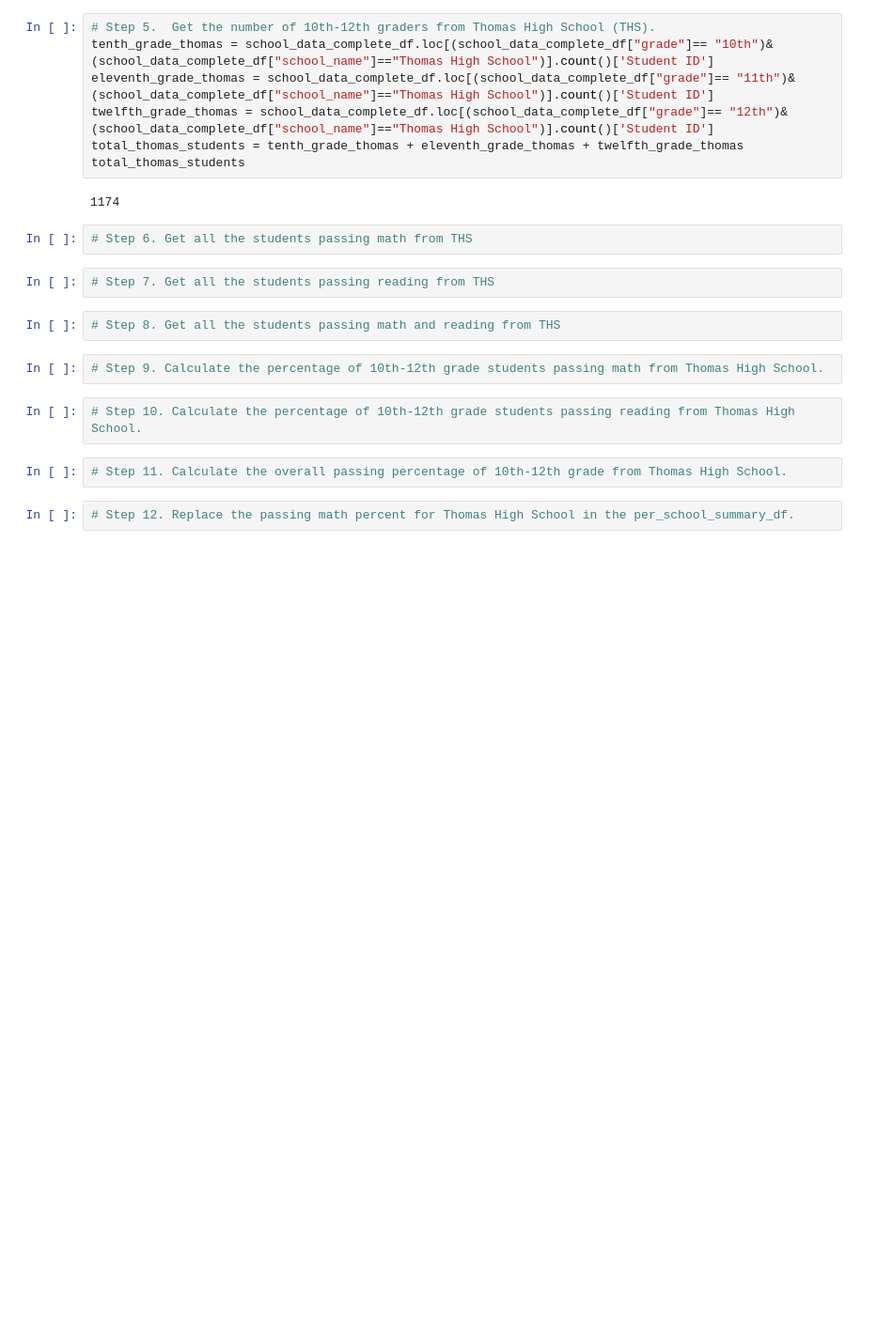
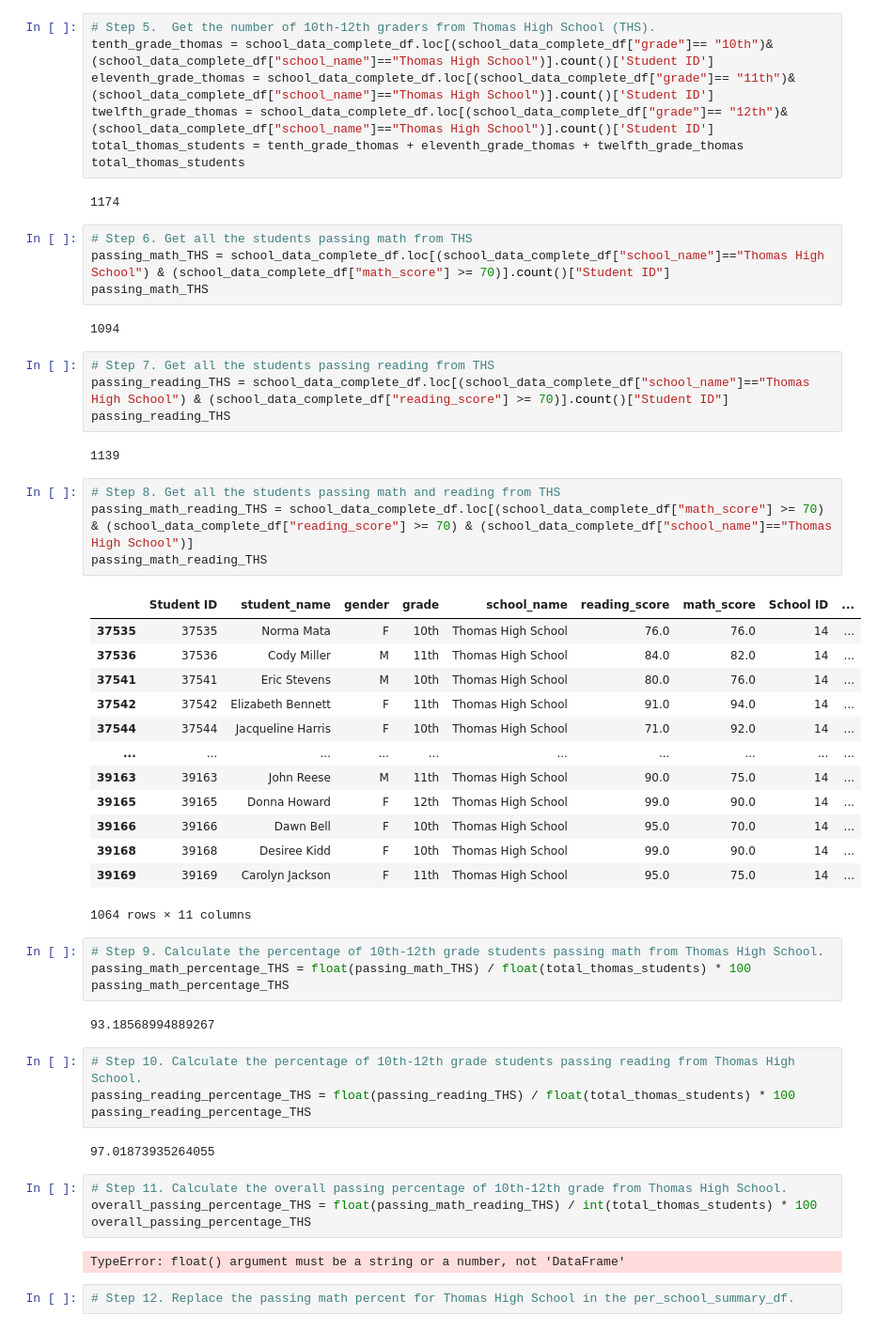
Before and after one commit to Robertfnicholson/School_District_Analysis, a Jupyter notebook: PyCitySchools_Challenge_testing.ipynb, the cells around one changed output. Shown at 94% size. Saved outputs shown, nothing was run; the diff lists cells and outputs as text; blank space fills up the shorter version.

Commit message:
Updated PyCitySchools_Challenge_Testing

```diff
--- a/PyCitySchools_Challenge_testing.ipynb
+++ b/PyCitySchools_Challenge_testing.ipynb
@@ -240,16 +240,52 @@ total_thomas_students
 1174
 # %%
 # Step 6. Get all the students passing math from THS
+passing_math_THS = school_data_complete_df.loc[(school_data_complete_df["school_name"]=="Thomas High School") & (school_data_complete_df["math_score"] >= 70)].count()["Student ID"]
+passing_math_THS
+# %% [output]
+1094
 # %%
 # Step 7. Get all the students passing reading from THS
+passing_reading_THS = school_data_complete_df.loc[(school_data_complete_df["school_name"]=="Thomas High School") & (school_data_complete_df["reading_score"] >= 70)].count()["Student ID"]
+passing_reading_THS
+# %% [output]
+1139
 # %%
 # Step 8. Get all the students passing math and reading from THS
+passing_math_reading_THS = school_data_complete_df.loc[(school_data_complete_df["math_score"] >= 70) & (school_data_complete_df["reading_score"] >= 70) & (school_data_complete_df["school_name"]=="Thomas High School")]
+passing_math_reading_THS
+# %% [output]
+|  | Student ID | student_name | gender | grade | school_name | reading_score | math_score | School ID | ... |
+| 37535 | 37535 | Norma Mata | F | 10th | Thomas High School | 76.0 | 76.0 | 14 | ... |
+| 37536 | 37536 | Cody Miller | M | 11th | Thomas High School | 84.0 | 82.0 | 14 | ... |
+| 37541 | 37541 | Eric Stevens | M | 10th | Thomas High School | 80.0 | 76.0 | 14 | ... |
+| 37542 | 37542 | Elizabeth Bennett | F | 11th | Thomas High School | 91.0 | 94.0 | 14 | ... |
+| 37544 | 37544 | Jacqueline Harris | F | 10th | Thomas High School | 71.0 | 92.0 | 14 | ... |
+| ... | ... | ... | ... | ... | ... | ... | ... | ... | ... |
+| 39163 | 39163 | John Reese | M | 11th | Thomas High School | 90.0 | 75.0 | 14 | ... |
+| 39165 | 39165 | Donna Howard | F | 12th | Thomas High School | 99.0 | 90.0 | 14 | ... |
+| 39166 | 39166 | Dawn Bell | F | 10th | Thomas High School | 95.0 | 70.0 | 14 | ... |
+| 39168 | 39168 | Desiree Kidd | F | 10th | Thomas High School | 99.0 | 90.0 | 14 | ... |
+| 39169 | 39169 | Carolyn Jackson | F | 11th | Thomas High School | 95.0 | 75.0 | 14 | ... |
+1064 rows × 11 columns
 # %%
 # Step 9. Calculate the percentage of 10th-12th grade students passing math from Thomas High School.
+passing_math_percentage_THS = float(passing_math_THS) / float(total_thomas_students) * 100
+passing_math_percentage_THS
+# %% [output]
+93.18568994889267
 # %%
 # Step 10. Calculate the percentage of 10th-12th grade students passing reading from Thomas High School.
+passing_reading_percentage_THS = float(passing_reading_THS) / float(total_thomas_students) * 100
+passing_reading_percentage_THS
+# %% [output]
+97.01873935264055
 # %%
 # Step 11. Calculate the overall passing percentage of 10th-12th grade from Thomas High School.
+overall_passing_percentage_THS = float(passing_math_reading_THS) / int(total_thomas_students) * 100
+overall_passing_percentage_THS
+# %% [output]
+TypeError: float() argument must be a string or a number, not 'DataFrame'
 # %%
 # Step 12. Replace the passing math percent for Thomas High School in the per_school_summary_df.
 # %%
```
Also changed, not shown: parts of 71 cells of this notebook.
